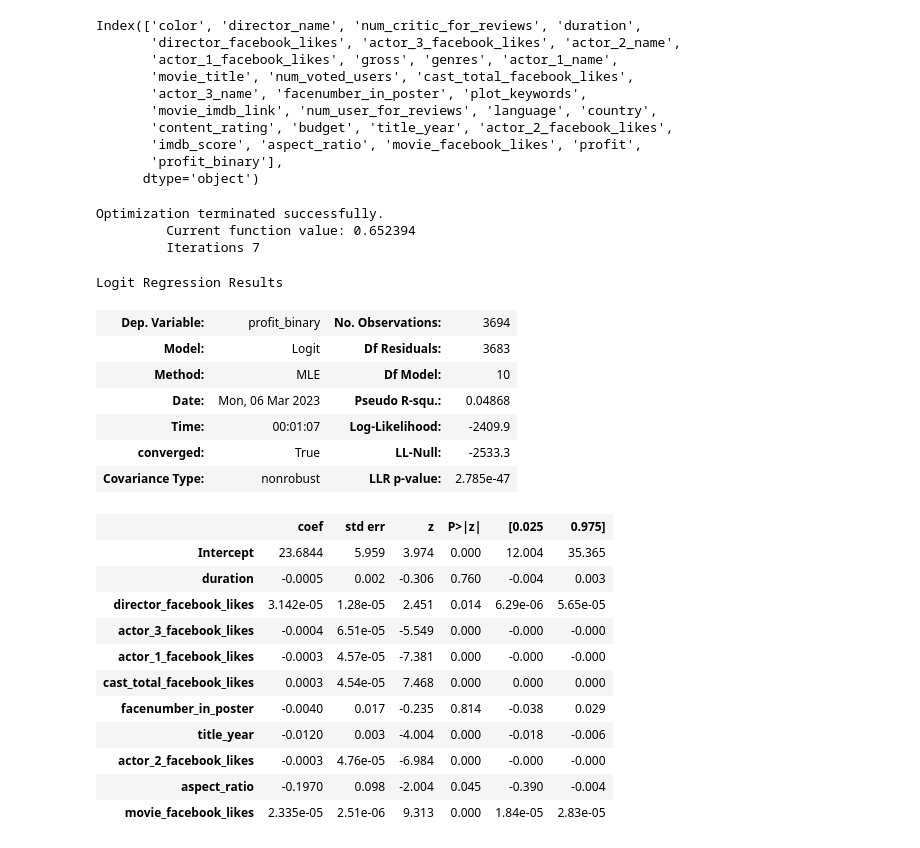
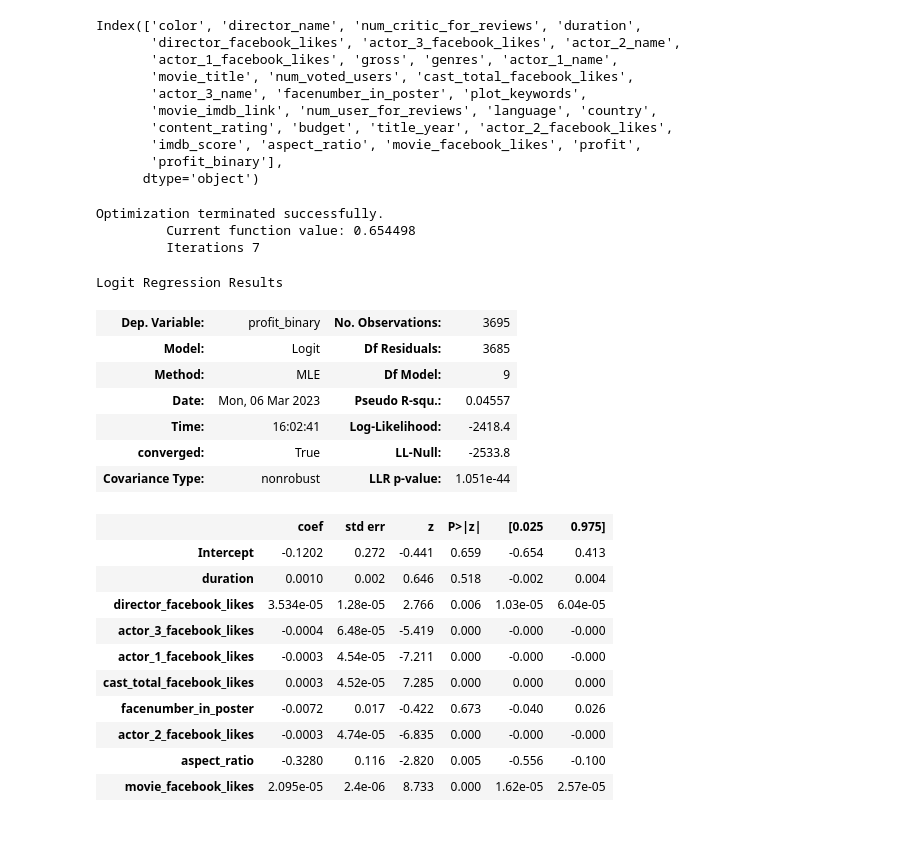
Before and after one commit to diegoschum/Zzzz, a Jupyter notebook: raw_model.ipynb, the cells around one changed output. Saved outputs shown, nothing was run; the diff lists cells and outputs as text; code cells hidden in the pictures.

```diff
--- a/raw_model.ipynb
+++ b/raw_model.ipynb
@@ -38,32 +38,31 @@ test_data.to_csv('movie_test.csv', index=False)
 movie_train = pd.read_csv('movie_train.csv')
 movie_test =pd.read_csv('movie_test.csv')
 # %%
-logit_model = sm.logit(formula = 'profit_binary~duration+director_facebook_likes+actor_3_facebook_likes+actor_1_facebook_likes+cast_total_facebook_likes+facenumber_in_poster+title_year+actor_2_facebook_likes+aspect_ratio+movie_facebook_likes', data = movie_train).fit() #Developing logistic regression model
+logit_model = sm.logit(formula = 'profit_binary~duration+director_facebook_likes+actor_3_facebook_likes+actor_1_facebook_likes+cast_total_facebook_likes+facenumber_in_poster+actor_2_facebook_likes+aspect_ratio+movie_facebook_likes+aspect_ratio', data = movie_train).fit() #Developing logistic regression model
 logit_model.summary()
 # %% [output]
 Optimization terminated successfully.
-         Current function value: 0.652394
+         Current function value: 0.654498
          Iterations 7
 Logit Regression Results
-| Dep. Variable: | profit_binary | No. Observations: | 3694 |
-| Model: | Logit | Df Residuals: | 3683 |
-| Method: | MLE | Df Model: | 10 |
-| Date: | Mon, 06 Mar 2023 | Pseudo R-squ.: | 0.04868 |
-| Time: | 00:01:07 | Log-Likelihood: | -2409.9 |
-| converged: | True | LL-Null: | -2533.3 |
-| Covariance Type: | nonrobust | LLR p-value: | 2.785e-47 |
+| Dep. Variable: | profit_binary | No. Observations: | 3695 |
+| Model: | Logit | Df Residuals: | 3685 |
+| Method: | MLE | Df Model: | 9 |
+| Date: | Mon, 06 Mar 2023 | Pseudo R-squ.: | 0.04557 |
+| Time: | 16:02:41 | Log-Likelihood: | -2418.4 |
+| converged: | True | LL-Null: | -2533.8 |
+| Covariance Type: | nonrobust | LLR p-value: | 1.051e-44 |
 |  | coef | std err | z | P>|z| | [0.025 | 0.975] |
-| Intercept | 23.6844 | 5.959 | 3.974 | 0.000 | 12.004 | 35.365 |
-| duration | -0.0005 | 0.002 | -0.306 | 0.760 | -0.004 | 0.003 |
-| director_facebook_likes | 3.142e-05 | 1.28e-05 | 2.451 | 0.014 | 6.29e-06 | 5.65e-05 |
-| actor_3_facebook_likes | -0.0004 | 6.51e-05 | -5.549 | 0.000 | -0.000 | -0.000 |
-| actor_1_facebook_likes | -0.0003 | 4.57e-05 | -7.381 | 0.000 | -0.000 | -0.000 |
-| cast_total_facebook_likes | 0.0003 | 4.54e-05 | 7.468 | 0.000 | 0.000 | 0.000 |
-| facenumber_in_poster | -0.0040 | 0.017 | -0.235 | 0.814 | -0.038 | 0.029 |
-| title_year | -0.0120 | 0.003 | -4.004 | 0.000 | -0.018 | -0.006 |
-| actor_2_facebook_likes | -0.0003 | 4.76e-05 | -6.984 | 0.000 | -0.000 | -0.000 |
-| aspect_ratio | -0.1970 | 0.098 | -2.004 | 0.045 | -0.390 | -0.004 |
-| movie_facebook_likes | 2.335e-05 | 2.51e-06 | 9.313 | 0.000 | 1.84e-05 | 2.83e-05 |
+| Intercept | -0.1202 | 0.272 | -0.441 | 0.659 | -0.654 | 0.413 |
+| duration | 0.0010 | 0.002 | 0.646 | 0.518 | -0.002 | 0.004 |
+| director_facebook_likes | 3.534e-05 | 1.28e-05 | 2.766 | 0.006 | 1.03e-05 | 6.04e-05 |
+| actor_3_facebook_likes | -0.0004 | 6.48e-05 | -5.419 | 0.000 | -0.000 | -0.000 |
+| actor_1_facebook_likes | -0.0003 | 4.54e-05 | -7.211 | 0.000 | -0.000 | -0.000 |
+| cast_total_facebook_likes | 0.0003 | 4.52e-05 | 7.285 | 0.000 | 0.000 | 0.000 |
+| facenumber_in_poster | -0.0072 | 0.017 | -0.422 | 0.673 | -0.040 | 0.026 |
+| actor_2_facebook_likes | -0.0003 | 4.74e-05 | -6.835 | 0.000 | -0.000 | -0.000 |
+| aspect_ratio | -0.3280 | 0.116 | -2.820 | 0.005 | -0.556 | -0.100 |
+| movie_facebook_likes | 2.095e-05 | 2.4e-06 | 8.733 | 0.000 | 1.62e-05 | 2.57e-05 |
 # %%
 train.columns
 # %% [output]
```
Also changed, not shown: parts of 5 cells of this notebook, 4 other files.
